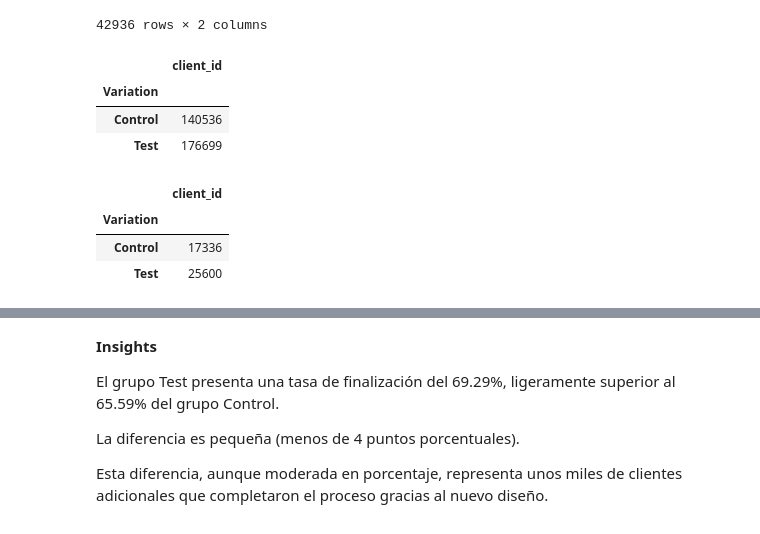
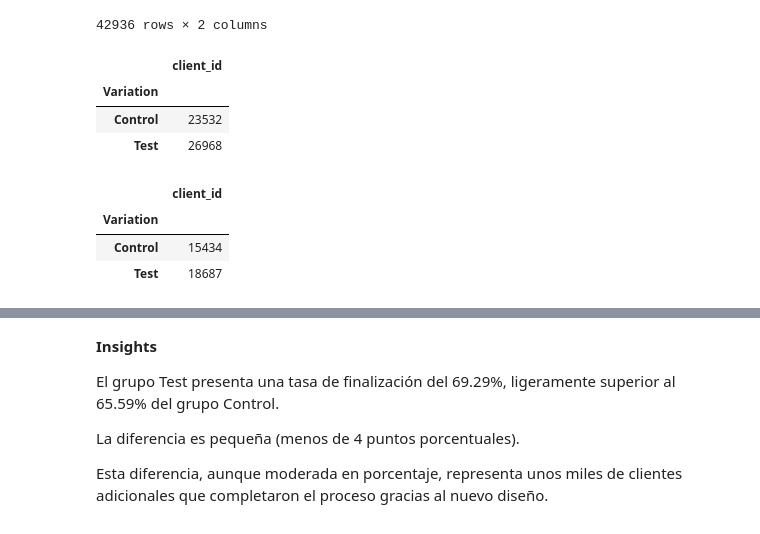
Before and after one commit to JimenezRoDA/vanguard-ab-test, a Jupyter notebook: notebooks/vanguard-ab-test.ipynb, the cells around one changed output, grey strips where cells are left out. Drawn from its saved outputs; the diff is of its cells as text; code cells hidden in the pictures.

```diff
--- a/notebooks/vanguard-ab-test.ipynb
+++ b/notebooks/vanguard-ab-test.ipynb
@@ -458,21 +458,21 @@ completed
 | 321300 | 1574008 | Test |
 42936 rows × 2 columns
 # %%
-total_clients = df_web_v[['client_id', 'Variation']].groupby('Variation').count()
+total_clients = df_web_v[['client_id', 'Variation']].drop_duplicates().groupby('Variation').count()
 total_clients
 # %% [output]
 |  | client_id |
 | Variation |  |
-| Control | 140536 |
-| Test | 176699 |
+| Control | 23532 |
+| Test | 26968 |
 # %%
-completed_clients = completed.groupby('Variation').count()
+completed_clients = completed.drop_duplicates().groupby('Variation').count()
 completed_clients
 # %% [output]
 |  | client_id |
 | Variation |  |
-| Control | 17336 |
-| Test | 25600 |
+| Control | 15434 |
+| Test | 18687 |
 # %%
 completion_rate = (completed_clients / total_clients)*100
 completion_rate = completion_rate.round(2)
```
Also changed, not shown: parts of 10 cells of this notebook.
